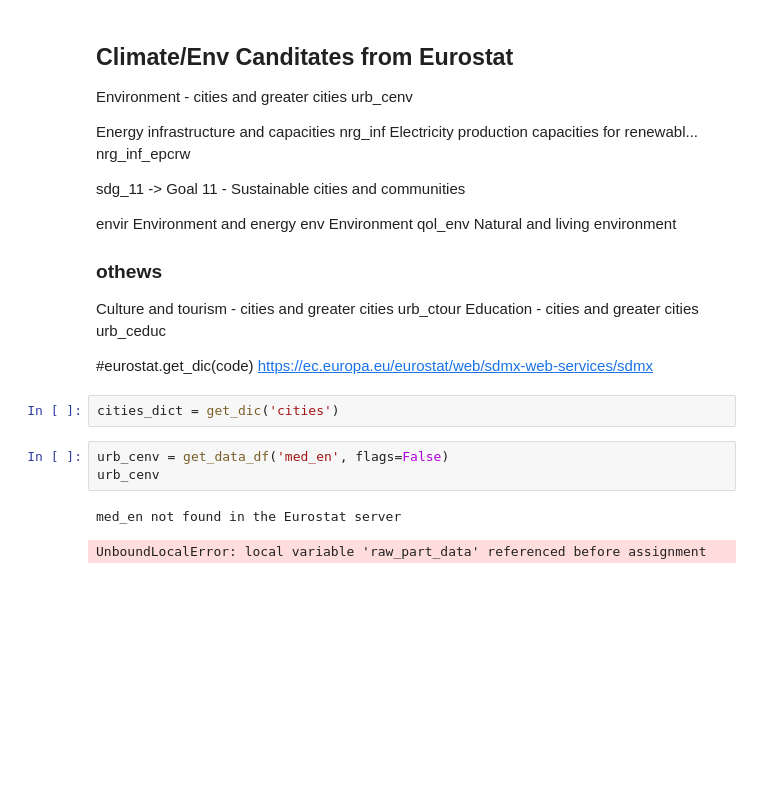
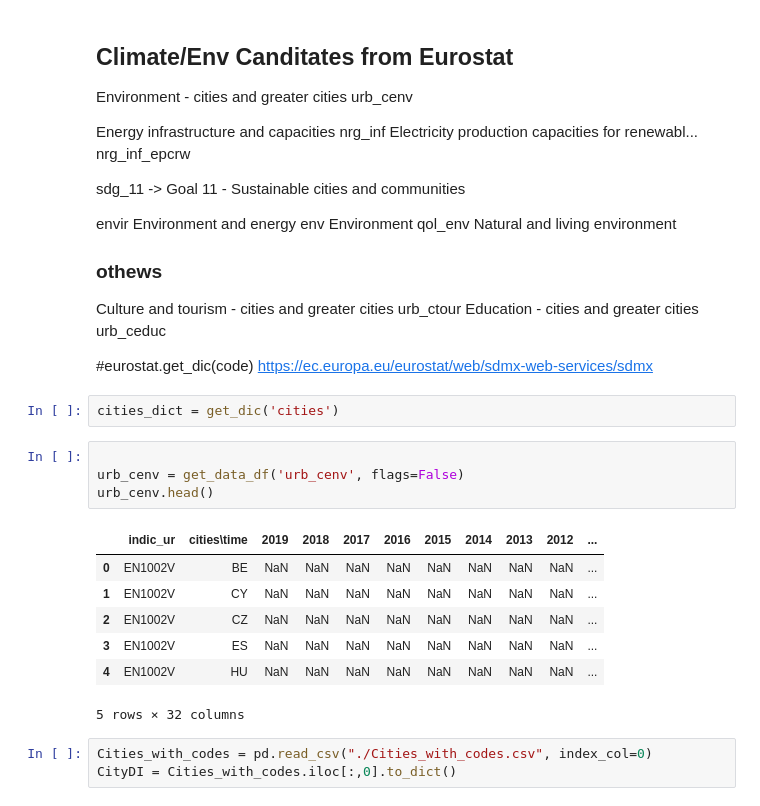
Before and after one commit to NikolasHaimerl/DOP_EX3, a Jupyter notebook: src/data_preparation/EDA dopp climate.ipynb, the cells around one changed output. Saved outputs shown, nothing was run; the diff lists cells and outputs as text; blank space fills up the shorter version.

```diff
--- a/src/data_preparation/EDA dopp climate.ipynb
+++ b/src/data_preparation/EDA dopp climate.ipynb
@@ -78,8 +86,17 @@ https://ec.europa.eu/eurostat/web/sdmx-web-services/sdmx
 # %%
 cities_dict = get_dic('cities')
 # %%
-urb_cenv = get_data_df('med_en', flags=False)
-urb_cenv
+
+urb_cenv = get_data_df('urb_cenv', flags=False)
+urb_cenv.head()
 # %% [output]
+|  | indic_ur | cities\time | 2019 | 2018 | 2017 | 2016 | 2015 | 2014 | 2013 | 2012 | ... |
+| 0 | EN1002V | BE | NaN | NaN | NaN | NaN | NaN | NaN | NaN | NaN | ... |
+| 1 | EN1002V | CY | NaN | NaN | NaN | NaN | NaN | NaN | NaN | NaN | ... |
+| 2 | EN1002V | CZ | NaN | NaN | NaN | NaN | NaN | NaN | NaN | NaN | ... |
+| 3 | EN1002V | ES | NaN | NaN | NaN | NaN | NaN | NaN | NaN | NaN | ... |
+| 4 | EN1002V | HU | NaN | NaN | NaN | NaN | NaN | NaN | NaN | NaN | ... |
-med_en not found in the Eurostat server
+5 rows × 32 columns
-UnboundLocalError: local variable 'raw_part_data' referenced before assignment
+# %%
+Cities_with_codes = pd.read_csv("./Cities_with_codes.csv", index_col=0)
+CityDI = Cities_with_codes.iloc[:,0].to_dict()
```
Also changed, not shown: parts of 12 cells of this notebook.
